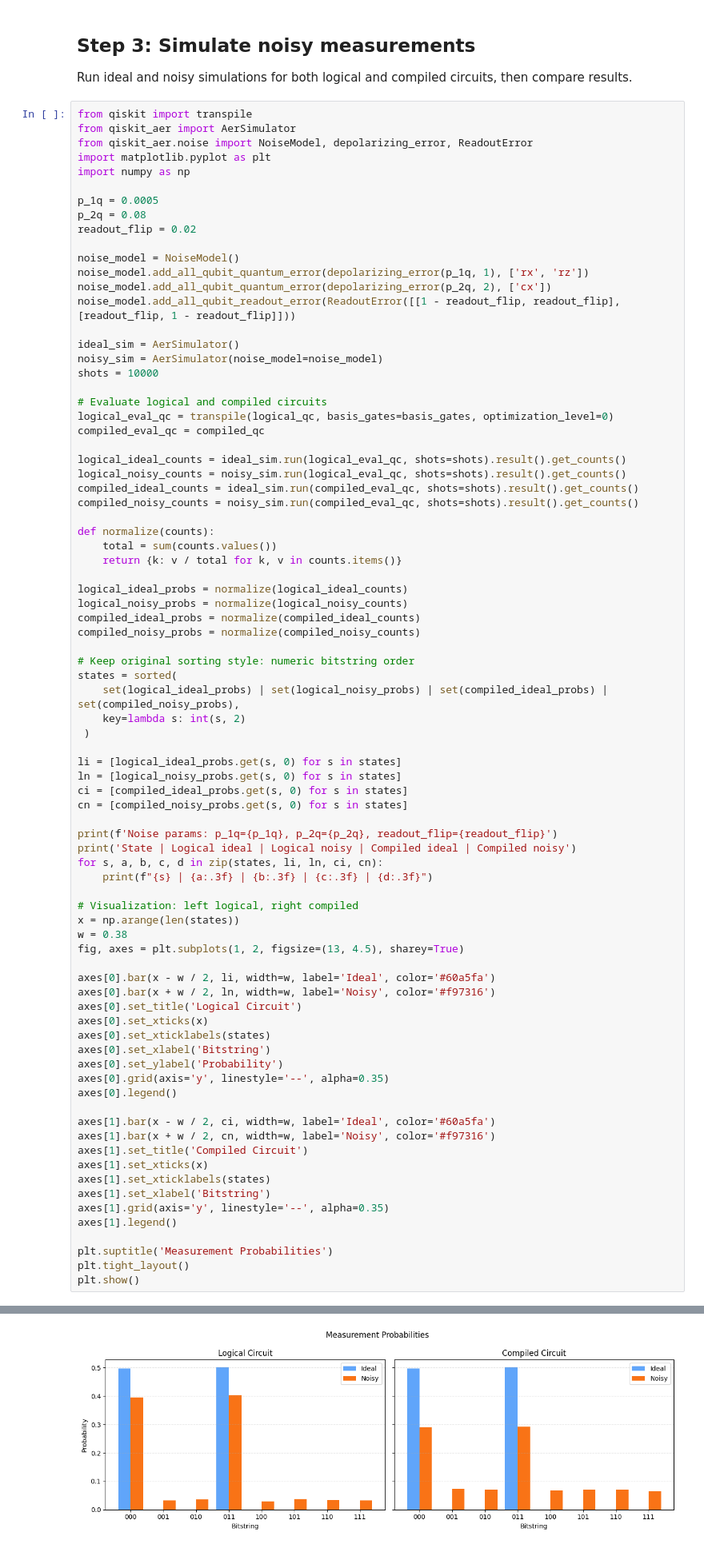
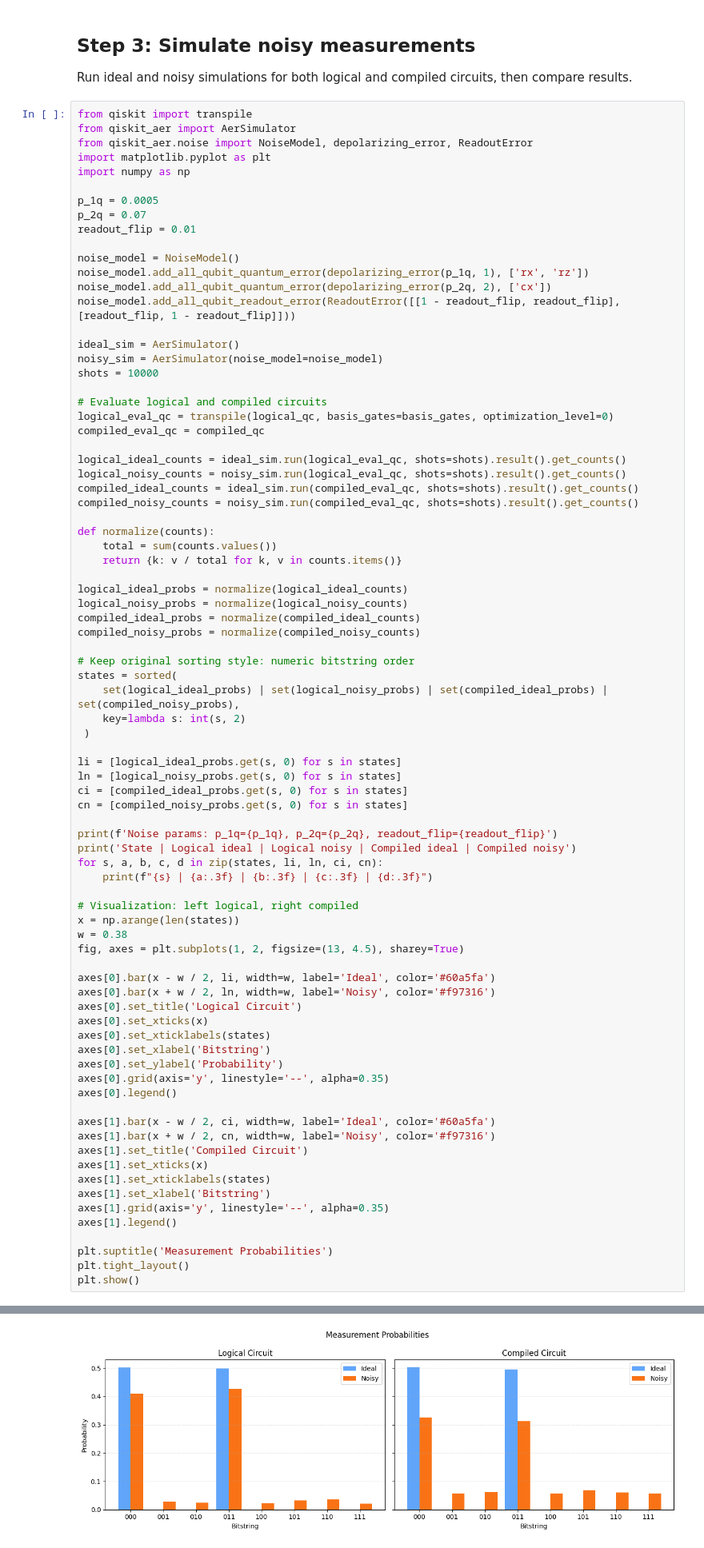
Before and after one commit to amacaluso/quantum-compilation-noise-demo, a Jupyter notebook: simple_compilation_noise.ipynb, the cells around one changed output, grey strips where cells are left out. Shown at 80% size. Saved outputs shown, nothing was run; the diff lists cells and outputs as text.

```diff
--- a/simple_compilation_noise.ipynb
+++ b/simple_compilation_noise.ipynb
@@ -86,8 +86,8 @@ import matplotlib.pyplot as plt
 import numpy as np
 
 p_1q = 0.0005
-p_2q = 0.08
-readout_flip = 0.02
+p_2q = 0.07
+readout_flip = 0.01
 
 noise_model = NoiseModel()
 noise_model.add_all_qubit_quantum_error(depolarizing_error(p_1q, 1), ['rx', 'rz'])
@@ -173 +173 @@ State | Logical ideal | Logical noisy | Compiled ideal | Compiled noisy
-[figure, old version]
+[figure, new version]
```
Also changed, not shown: parts of 1 cell of this notebook.
